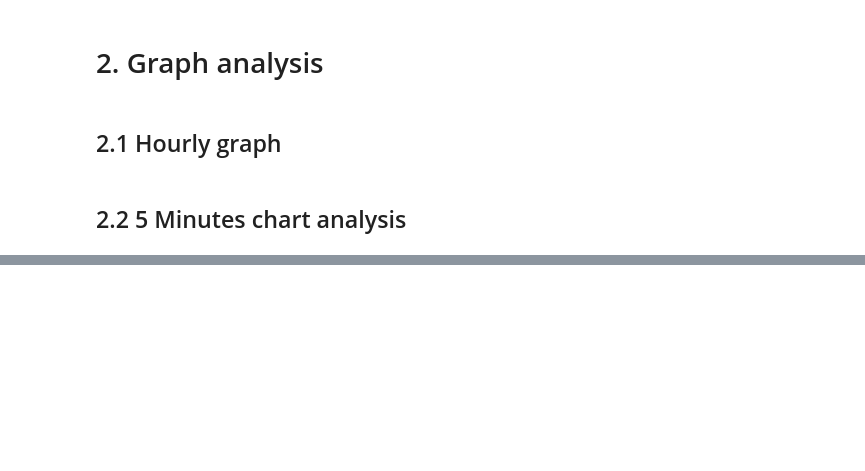
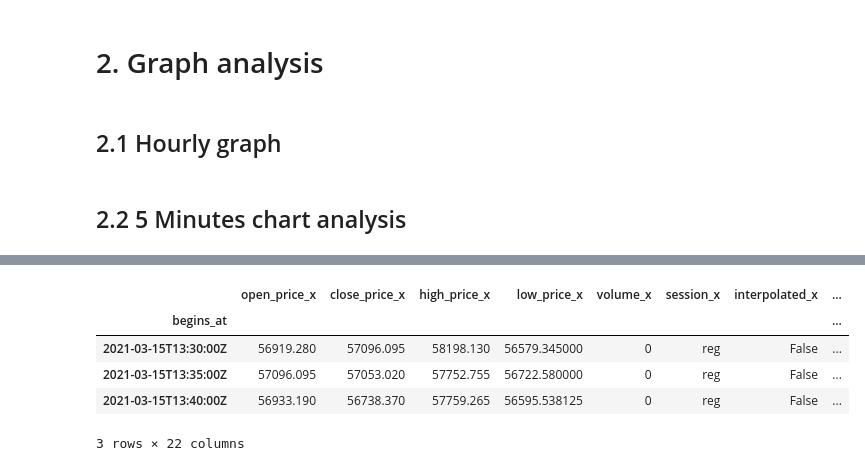
Before and after one commit to wcAlex/Stock-Analysis, a Jupyter notebook: analysis/code/Trend Analysis.ipynb, the cells around one changed output, grey strips where cells are left out. Drawn from its saved outputs; the diff is of its cells as text; code cells hidden in the pictures; blank space fills up the shorter version.

```diff
--- a/analysis/code/Trend Analysis.ipynb
+++ b/analysis/code/Trend Analysis.ipynb
@@ -106,13 +106,3 @@ fig.update_xaxes(nticks=300)
 fig.show()
 # %% [markdown]
 ## 2.2 5 Minutes chart analysis
-# %%
-# 5 minutes chart comparison
-
-#
-df_5min_03_21_2021 = pd.read_csv("../data/btc_gbtc_5min_weekly_combined_21_03_2021.csv", sep=",", index_col='begins_at')
-
-df_5min_03_21_2021 = pd.read_csv("../data/btc_gbtc_5min_weekly_combined_21_03_2021.csv", sep=",", index_col='begins_at')
-
-df_5min["nav"] = df_5min["open_price_x"] * btc_per_share
-df_5min.loc[:,['nav','open_price_y']].plot(figsize=(100, 5), grid=True, x_compat=True)
@@ -124,0 +113,3 @@ df_5min.shape
+# %%
+df_5min["premium"] = (df_5min["gbtc_open_price"] - df_5min["nav_open_price"]) / df_5min["nav_open_price"]
+df_5min["premium"].dropna()
@@ -170,0 +190,12 @@ fig.show()
+# %%
+# Exclude market close date
+
+df_5min_only_marketopen = df_5min.dropna(how="any")
+df_5min_only_marketopen[:3]
+# %% [output]
+|  | open_price_x | close_price_x | high_price_x | low_price_x | volume_x | session_x | interpolated_x | ... |
+| begins_at |  |  |  |  |  |  |  | ... |
+| 2021-03-15T13:30:00Z | 56919.280 | 57096.095 | 58198.130 | 56579.345000 | 0 | reg | False | ... |
+| 2021-03-15T13:35:00Z | 57096.095 | 57053.020 | 57752.755 | 56722.580000 | 0 | reg | False | ... |
+| 2021-03-15T13:40:00Z | 56933.190 | 56738.370 | 57759.265 | 56595.538125 | 0 | reg | False | ... |
+3 rows × 22 columns
```
Also changed, not shown: parts of 9 cells of this notebook.
